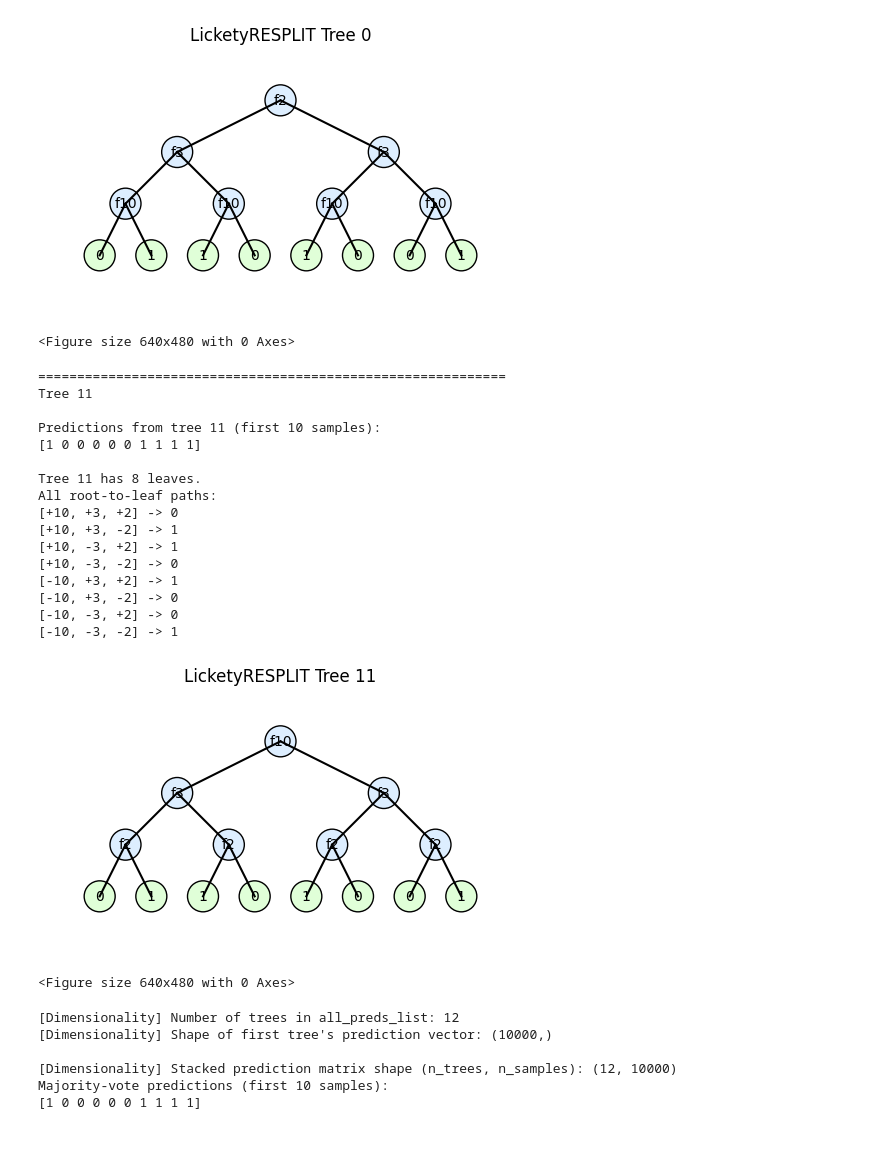
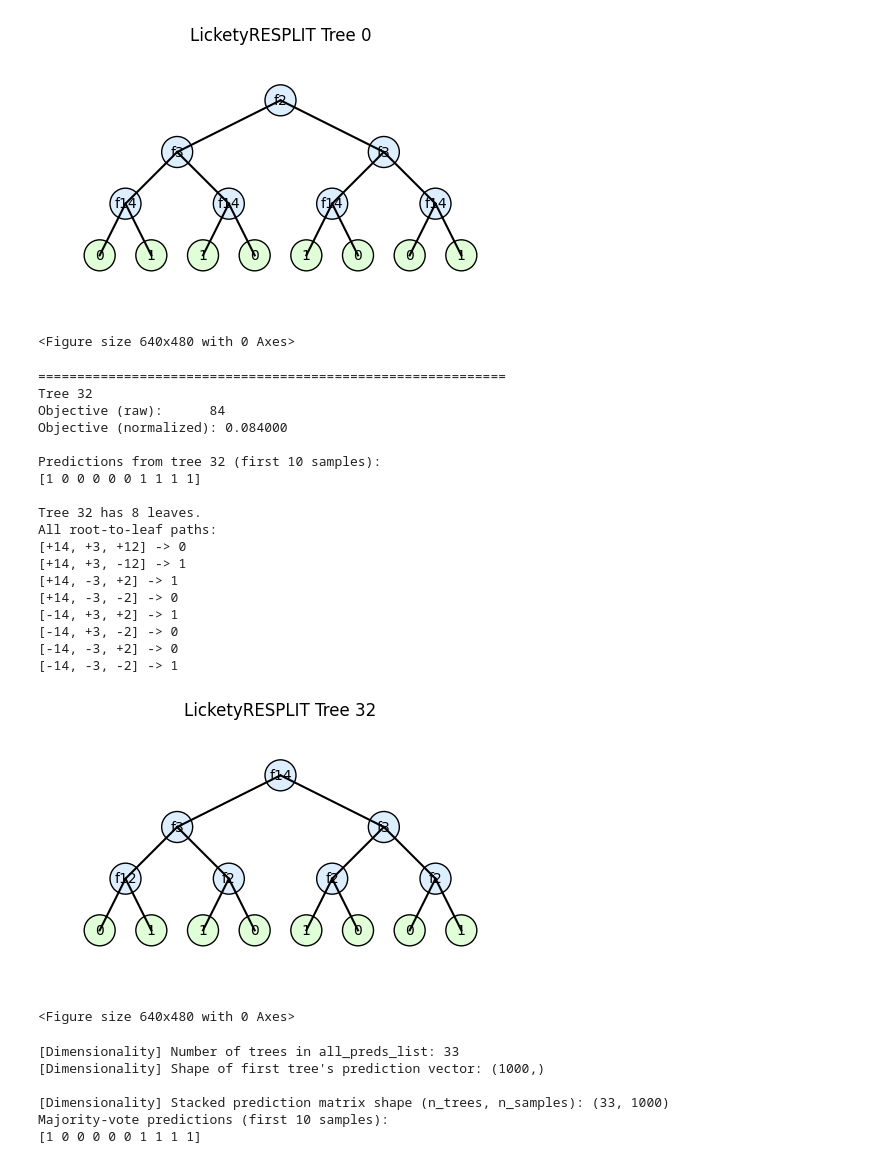
Before and after one commit to zakk-h/LicketyRESPLIT, a Jupyter notebook: examples/example.ipynb, the cells around one changed output. Saved outputs shown, nothing was run; the diff lists cells and outputs as text; code cells hidden in the pictures.

Commit message:
Allows access to tree objectives

```diff
--- a/examples/example.ipynb
+++ b/examples/example.ipynb
@@ -3,7 +3,7 @@ import numpy as np
 from licketyresplit import LicketyRESPLIT
 import matplotlib.pyplot as plt
 
-n_samples = 10000
+n_samples = 1000
 n_features = 10
 
 rng = np.random.default_rng(0)
@@ -18,7 +18,15 @@ y = (three_sum % 2).astype(int)
 sum_01 = X[:, 0] + X[:, 1]
 even_01 = ((sum_01 % 2) == 0).astype(np.uint8)
 
-X = np.hstack([X, even_01[:, None]])
+# make 4 noisy copies of the first 4 columns
+# each entry is flipped with probability 1/100
+base_four = X[:, :4].copy()
+flip_mask = (rng.random((n_samples, 4)) < 0.01).astype(np.uint8)  # 1 with prob 0.01, else 0
+noisy_four = base_four ^ flip_mask  # XOR to flip bits where flip_mask == 1
+
+# append these extra features
+X = np.hstack([X, noisy_four, even_01[:, None]])
+
 
 model = LicketyRESPLIT()
 
@@ -53,6 +61,10 @@ for tree_idx in tree_indices:
     print("=" * 60)
     print(f"Tree {tree_idx}")
 
+    obj_raw, obj_norm = model.get_tree_objective(tree_idx)
+    print(f"Objective (raw):      {obj_raw}")
+    print(f"Objective (normalized): {obj_norm:.6f}")
+
     preds_i = model.get_predictions(tree_idx, X)
     print(f"\nPredictions from tree {tree_idx} (first 10 samples):")
     print(preds_i[:10])
@@ -106,26 +118,28 @@ Cache sizes - Greedy: 5555, Lickety: 437, Trie: 0, Trie cache: OFF
 [figure]
 <Figure size 640x480 with 0 Axes>
 ============================================================
-Tree 11
+Tree 32
+Objective (raw):      84
+Objective (normalized): 0.084000
 
-Predictions from tree 11 (first 10 samples):
+Predictions from tree 32 (first 10 samples):
 [1 0 0 0 0 0 1 1 1 1]
 
-Tree 11 has 8 leaves.
+Tree 32 has 8 leaves.
 All root-to-leaf paths:
-[+10, +3, +2] -> 0
-[+10, +3, -2] -> 1
-[+10, -3, +2] -> 1
-[+10, -3, -2] -> 0
-[-10, +3, +2] -> 1
-[-10, +3, -2] -> 0
-[-10, -3, +2] -> 0
-[-10, -3, -2] -> 1
+[+14, +3, +12] -> 0
+[+14, +3, -12] -> 1
+[+14, -3, +2] -> 1
+[+14, -3, -2] -> 0
+[-14, +3, +2] -> 1
+[-14, +3, -2] -> 0
+[-14, -3, +2] -> 0
+[-14, -3, -2] -> 1
-[figure, old version]
+[figure, new version]
 <Figure size 640x480 with 0 Axes>
-[Dimensionality] Number of trees in all_preds_list: 12
-[Dimensionality] Shape of first tree's prediction vector: (10000,)
+[Dimensionality] Number of trees in all_preds_list: 33
+[Dimensionality] Shape of first tree's prediction vector: (1000,)
 
-[Dimensionality] Stacked prediction matrix shape (n_trees, n_samples): (12, 10000)
+[Dimensionality] Stacked prediction matrix shape (n_trees, n_samples): (33, 1000)
 Majority-vote predictions (first 10 samples):
 [1 0 0 0 0 0 1 1 1 1]
```
Also changed, not shown: parts of 1 cell of this notebook, 3 other files.
